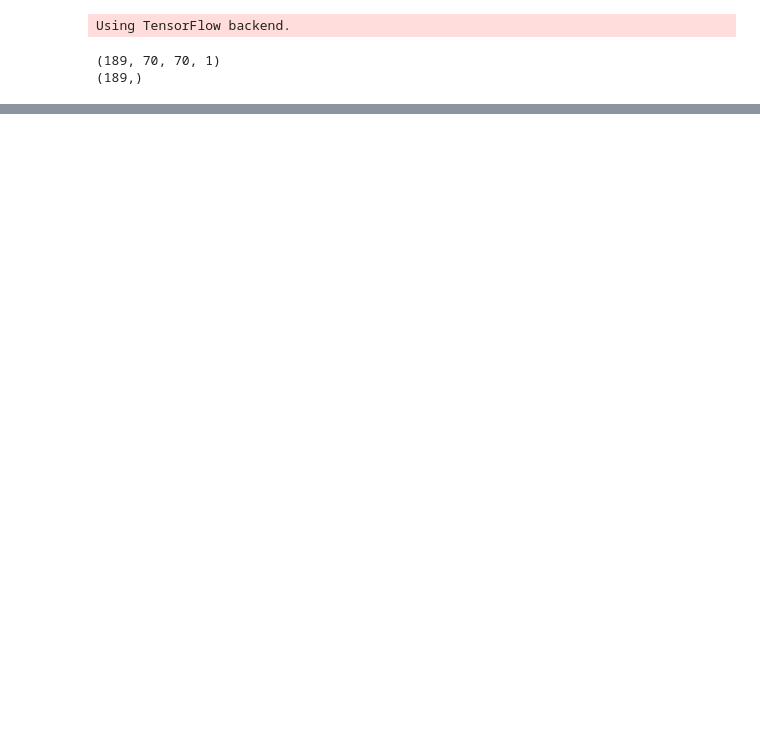
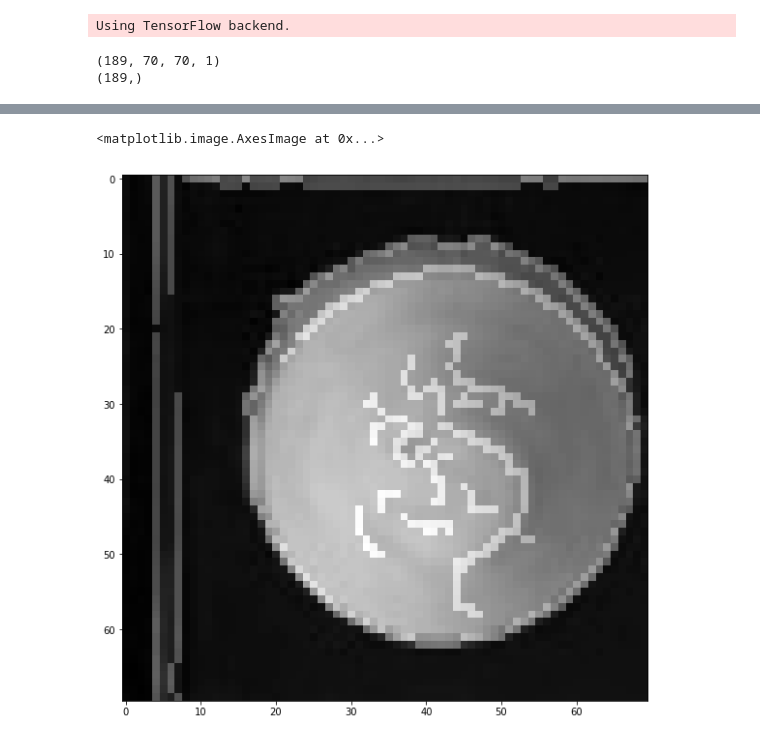
Before and after one commit to ace-racer/Extending-Board-Games-using-deep-learning, a Jupyter notebook: chess_piece_detection/3_class_classifier/CNN/Evaluate Saved Grayscale CNN Model.ipynb, the cells around one changed output, grey strips where cells are left out. Drawn from its saved outputs; the diff is of its cells as text; code cells hidden in the pictures; blank space fills up the shorter version.

```diff
--- a/chess_piece_detection/3_class_classifier/CNN/Evaluate Saved Grayscale CNN Model.ipynb
+++ b/chess_piece_detection/3_class_classifier/CNN/Evaluate Saved Grayscale CNN Model.ipynb
@@ -283,0 +294,6 @@ Num rows: 2. Num images/row: 2
+# %%
+p_img = process_image("H:\\AR-ExtendingOnlineGames\\data\\myboard_images\\w\\f_5.jpg")
+plt.imshow(p_img, cmap='gray')
+# %% [output]
+<matplotlib.image.AxesImage at 0x...>
+[figure, added]
```
Also changed, not shown: parts of 5 cells of this notebook.
